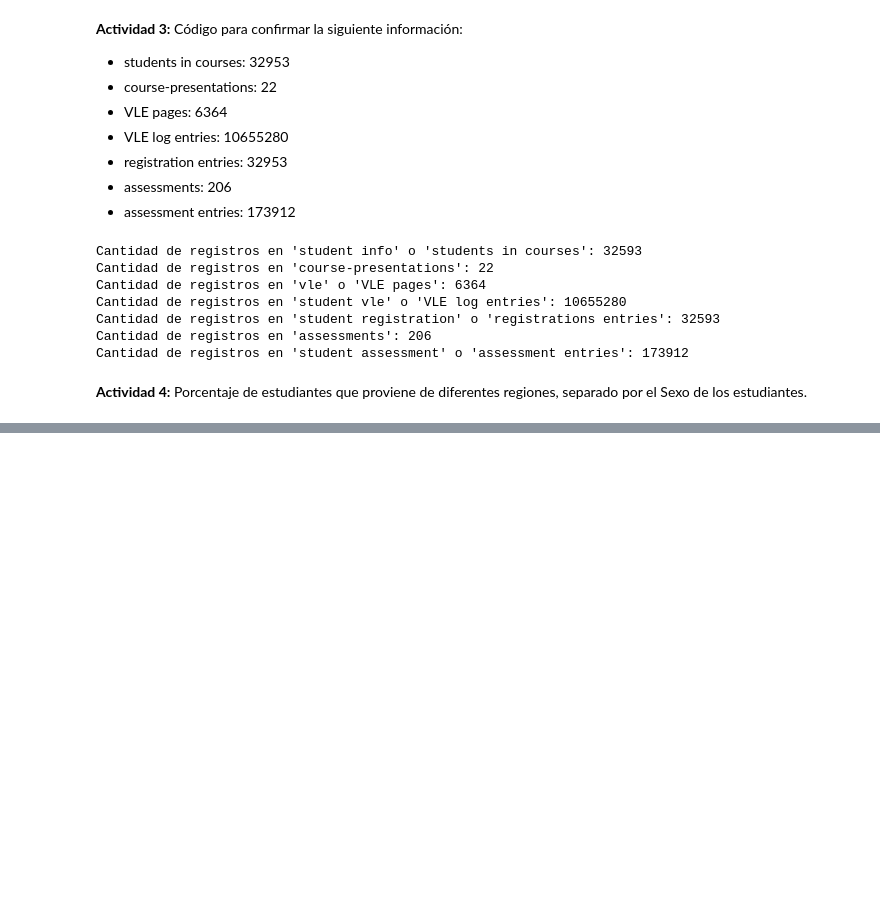
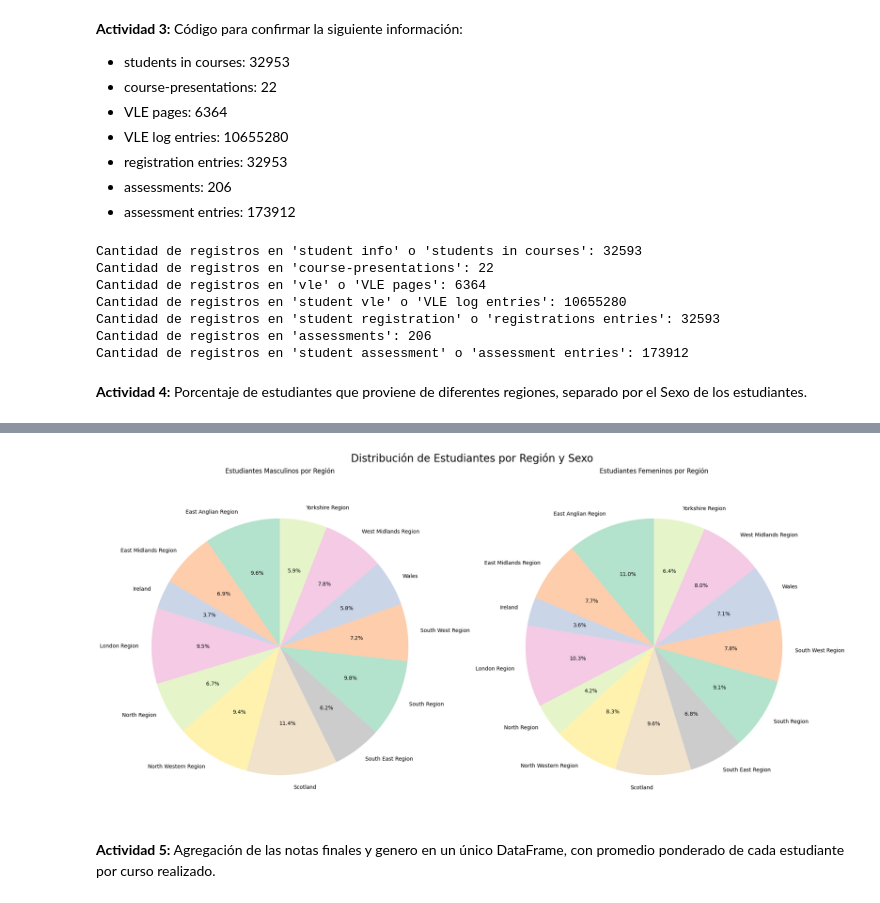
Before and after one commit to PameBlanca/FCD_UV_2025, a Jupyter notebook: Learning_analytics_project/notebooks/analisis_aprendizaje.ipynb, the cells around one changed output, grey strips where cells are left out. Drawn from its saved outputs; the diff is of its cells as text; code cells hidden in the pictures; blank space fills up the shorter version.

```diff
--- a/Learning_analytics_project/notebooks/analisis_aprendizaje.ipynb
+++ b/Learning_analytics_project/notebooks/analisis_aprendizaje.ipynb
@@ -123,3 +123,7 @@ Cantidad de registros en 'student assessment' o 'assessment entries': 173912
 # %% [markdown]
 **Actividad 4:**
 Porcentaje de estudiantes que proviene de diferentes regiones, separado por el Sexo de los estudiantes.
+# %%
+# Agrupar datos por región y sexo
+region_gender_counts = student_info_df.groupby(['region', 'gender']).size().unstack(fill_value=0)
+print(region_gender_counts)
@@ -125,0 +146,31 @@ Porcentaje de estudiantes que proviene de diferentes regiones, separado por el S
+# %%
+# Gráfico de torta para la cantidad de estudiantes por región y sexo
+fig, axes = plt.subplots(1, 2, figsize=(20, 10))
+fig.suptitle('Distribución de Estudiantes por Región y Sexo', fontsize=20)
+
+for i, gender in enumerate(genders):
+    region_counts_by_gender = region_gender_counts[gender]
+
+    etiquetas = region_counts_by_gender.index
+    tamanos = region_counts_by_gender.values
+
+    axes[i].pie(tamanos,
+                labels=etiquetas,
+                autopct='%1.1f%%',
+                shadow=False,
+                startangle=90,
+                colors=plt.cm.Pastel2.colors
+                )
+
+    gender_text = "Masculinos" if gender == "M" else "Femeninos"
+    axes[i].set_title(f'Estudiantes {gender_text} por Región')
+    axes[i].axis('equal')
+
+plt.tight_layout()
+plt.show()
+# %% [output]
+[figure, added]
+# %% [markdown]
+**Actividad 5:**
+Agregación de las notas finales y genero en un único DataFrame, con promedio ponderado de cada estudiante
+por curso realizado.
```
Also changed, not shown: parts of 2 cells of this notebook, 1 other file.
